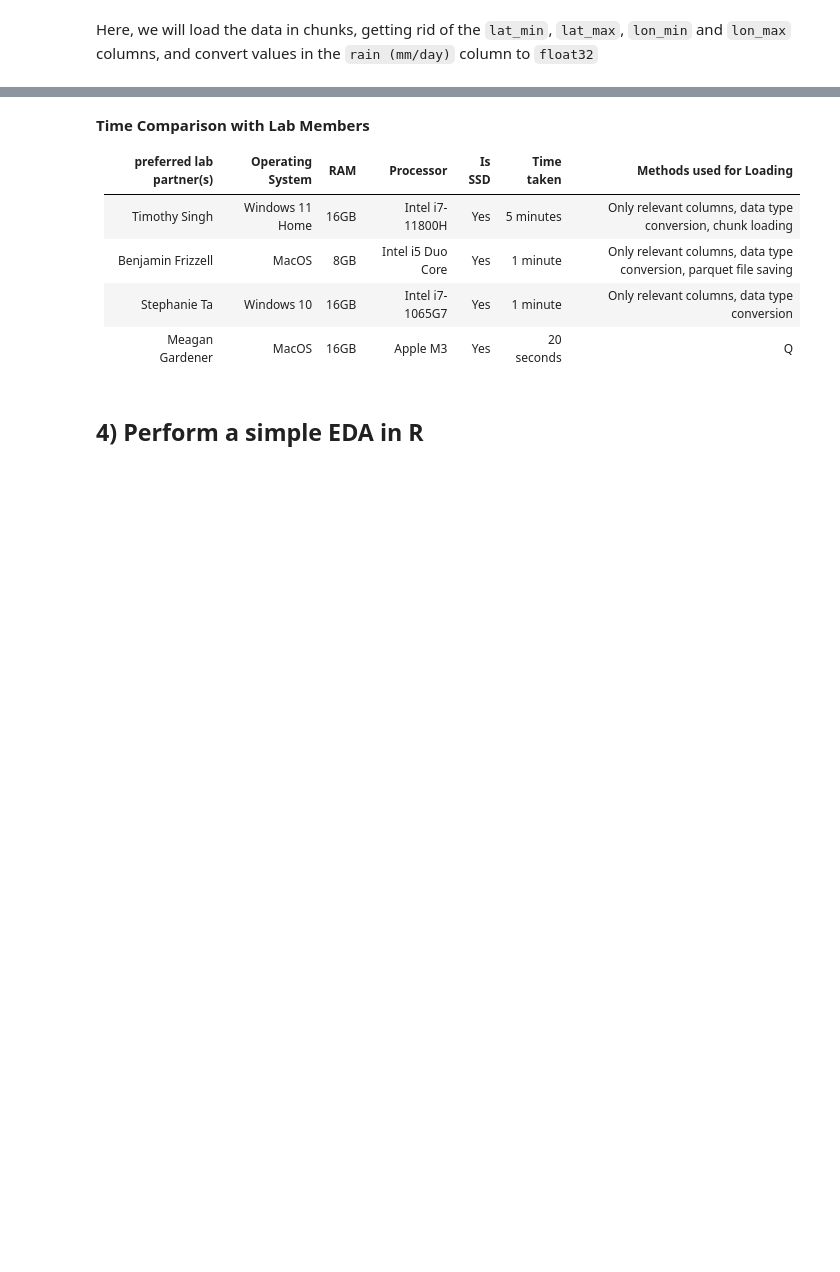
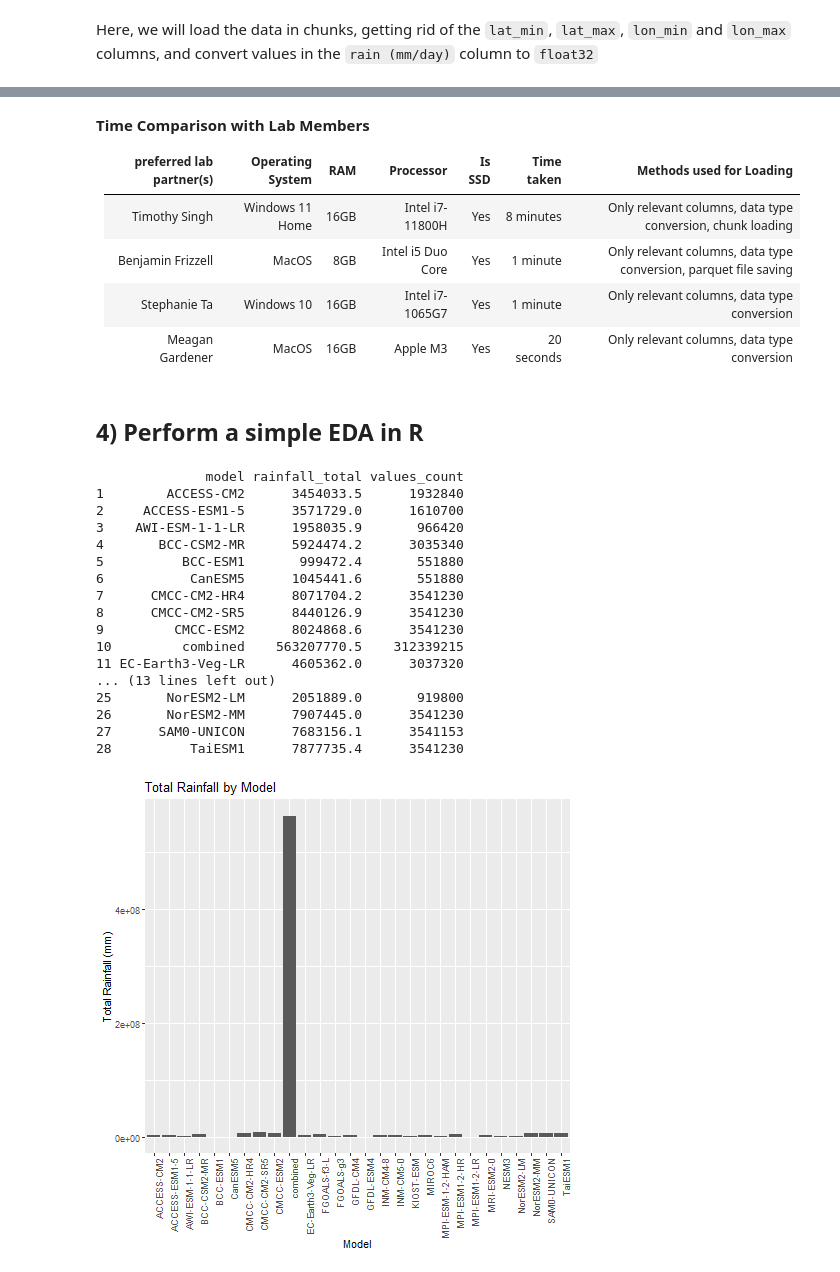
Before and after one commit to SimplyTim/rainfall-predictor, a Jupyter notebook: milestone_1.ipynb, the cells around one changed output, grey strips where cells are left out. Saved outputs shown, nothing was run; the diff lists cells and outputs as text; code cells hidden in the pictures; blank space fills up the shorter version.

```diff
--- a/milestone_1.ipynb
+++ b/milestone_1.ipynb
@@ -209,16 +210,61 @@ plt.show();
 
 | preferred lab partner(s) | Operating System | RAM | Processor | Is SSD | Time taken | Methods used for Loading |
 |:-----------:|:----------------:|:---:|:---------:|:------:|:----------:|:---------------------------:|
-| Timothy Singh | Windows 11 Home | 16GB | Intel i7-11800H | Yes |  5 minutes | Only relevant columns, data type conversion, chunk loading |
+| Timothy Singh | Windows 11 Home | 16GB | Intel i7-11800H | Yes |  8 minutes | Only relevant columns, data type conversion, chunk loading |
 | Benjamin Frizzell  | MacOS  | 8GB | Intel i5 Duo Core |  Yes | 1 minute  | Only relevant columns, data type conversion, parquet file saving |
 | Stephanie Ta   | Windows 10  | 16GB  | Intel i7-1065G7  |  Yes  | 1 minute | Only relevant columns, data type conversion |
-| Meagan Gardener   |  MacOS  |  16GB  | Apple M3   |  Yes  | 20 seconds | Q |
+| Meagan Gardener   |  MacOS  |  16GB  | Apple M3   |  Yes  | 20 seconds | Only relevant columns, data type conversion |
 # %% [markdown]
 ## 4) Perform a simple EDA in R
-# %%
-%%time
-import pyarrow.dataset as ds
-
-df = ds.dataset(filepathcsv, format="csv")
-result = df.scanner(columns=use_cols)
-ds.write_dataset(result,filepathparquet,format = "parquet",partitioning=["year"],partitioning_flavor="hive", existing_data_behavior = 'overwrite_or_ignore')
+# %%
+# Since we already have the entire dataset loaded in memory from
+# as a dataframe (df), we can use pyarrow to convert it into a
+# table and subsequently pyra.
+
+table = pa.Table.from_pandas(df)
+r_table = pyra.converter.py2rpy(table)
+# %%
+%%R -i r_table
+
+# Load libraries
+suppressMessages(library(tidyverse))
+suppressMessages(library(ggplot2))
+
+# Perform data wrangling to do EDA. Just as before, we are getting
+# the total rainfall and value counts per model
+result <- r_table |>
+    select(time, model, `rain (mm/day)`) |>
+    group_by(model) |>
+    summarize(rainfall_total = sum(`rain (mm/day)`, na.rm = TRUE),
+             values_count = n())
+print(as.data.frame(result))
+
+# Make a similar plot as in Python
+plot <- as.data.frame(result) |>
+    ggplot(aes(x = model, y = rainfall_total)) +
+    geom_bar(stat = "identity") +
+    ggtitle("Total Rainfall by Model") +
+    xlab("Model") +
+    ylab("Total Rainfall (mm)") +
+    theme(axis.text.x = element_text(angle = 90, hjust = 1))
+
+plot
+# %% [output]
+              model rainfall_total values_count
+1        ACCESS-CM2      3454033.5      1932840
+2     ACCESS-ESM1-5      3571729.0      1610700
+3    AWI-ESM-1-1-LR      1958035.9       966420
+4       BCC-CSM2-MR      5924474.2      3035340
+5          BCC-ESM1       999472.4       551880
+6           CanESM5      1045441.6       551880
+7      CMCC-CM2-HR4      8071704.2      3541230
+8      CMCC-CM2-SR5      8440126.9      3541230
+9         CMCC-ESM2      8024868.6      3541230
+10         combined    563207770.5    312339215
+11 EC-Earth3-Veg-LR      4605362.0      3037320
+... (13 lines left out)
+25       NorESM2-LM      2051889.0       919800
+26       NorESM2-MM      7907445.0      3541230
+27      SAM0-UNICON      7683156.1      3541153
+28          TaiESM1      7877735.4      3541230
+[figure, added]
```
Also changed, not shown: parts of 10 cells of this notebook.
